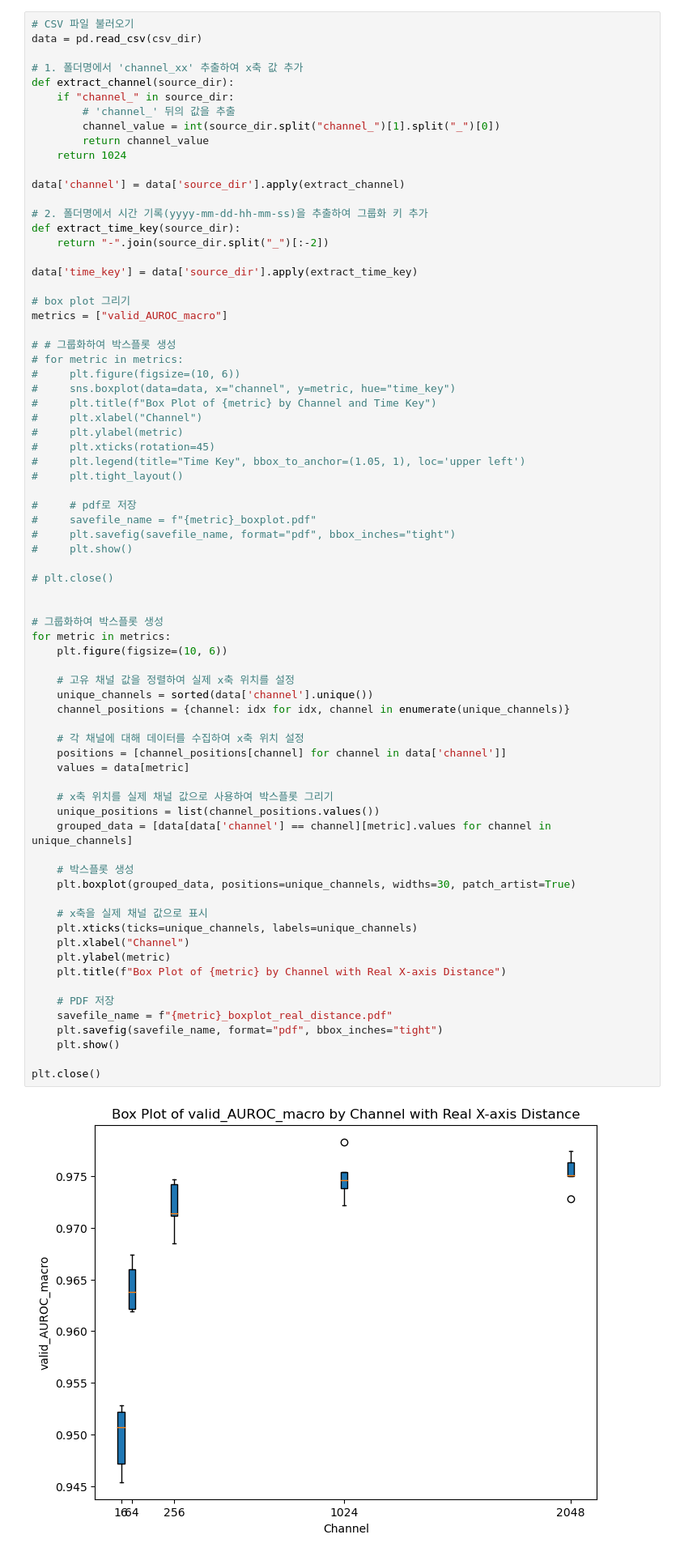
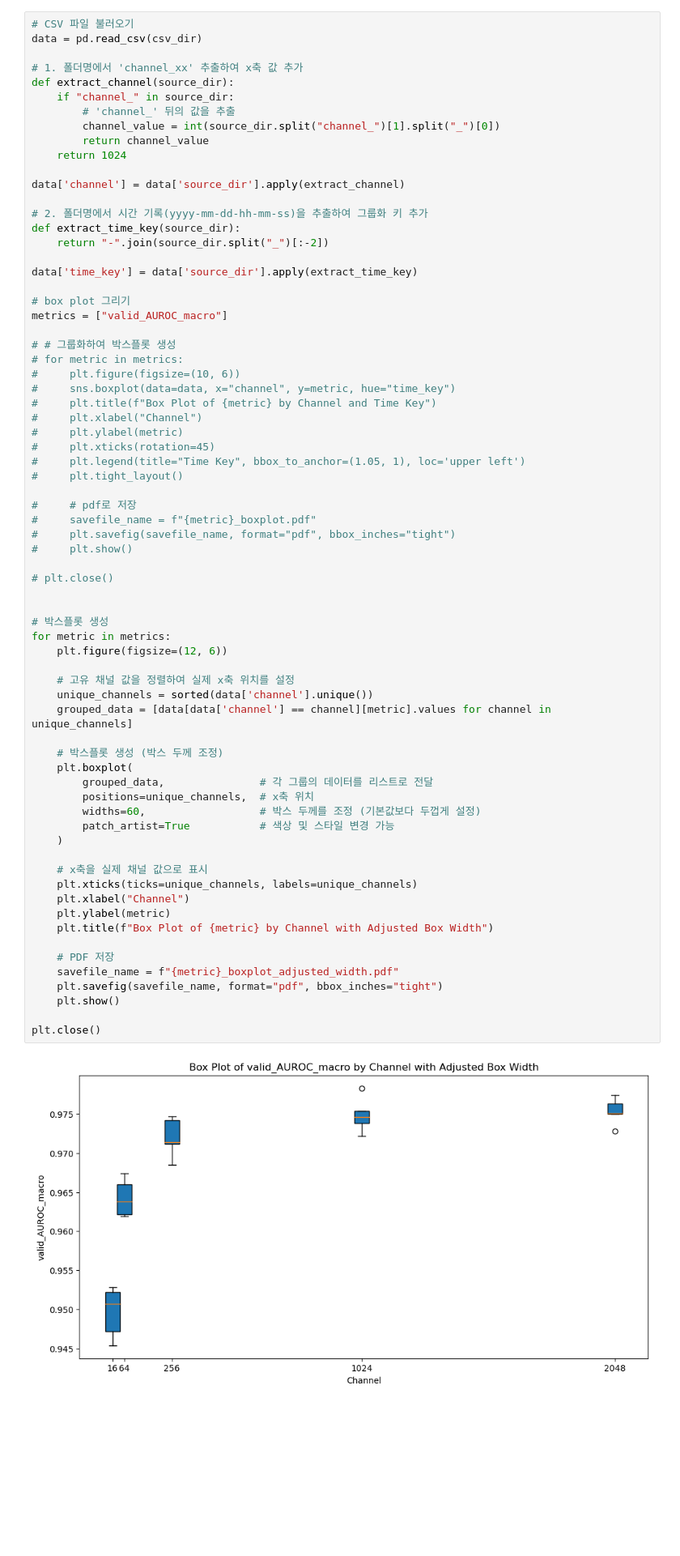
Before and after one commit to LeeHyunWon999/TP_encoding_SNN, a Jupyter notebook: new_server/ver6/statistics/expr_channel_size/seaborn_plot_channel_size.ipynb, the cells around one changed output. Shown at 81% size. Saved outputs shown, nothing was run; the diff lists cells and outputs as text; blank space fills up the shorter version.

```diff
--- a/new_server/ver6/statistics/expr_channel_size/seaborn_plot_channel_size.ipynb
+++ b/new_server/ver6/statistics/expr_channel_size/seaborn_plot_channel_size.ipynb
@@ -42,45 +42,42 @@ metrics = ["valid_AUROC_macro"]
 #     plt.xticks(rotation=45)
 #     plt.legend(title="Time Key", bbox_to_anchor=(1.05, 1), loc='upper left')
 #     plt.tight_layout()
 
 #     # pdf로 저장
 #     savefile_name = f"{metric}_boxplot.pdf"
 #     plt.savefig(savefile_name, format="pdf", bbox_inches="tight")
 #     plt.show()
 
 # plt.close()
 
 
-# 그룹화하여 박스플롯 생성
+# 박스플롯 생성
 for metric in metrics:
-    plt.figure(figsize=(10, 6))
+    plt.figure(figsize=(12, 6))
 
     # 고유 채널 값을 정렬하여 실제 x축 위치를 설정
     unique_channels = sorted(data['channel'].unique())
-    channel_positions = {channel: idx for idx, channel in enumerate(unique_channels)}
-
-    # 각 채널에 대해 데이터를 수집하여 x축 위치 설정
-    positions = [channel_positions[channel] for channel in data['channel']]
-    values = data[metric]
-
-    # x축 위치를 실제 채널 값으로 사용하여 박스플롯 그리기
-    unique_positions = list(channel_positions.values())
     grouped_data = [data[data['channel'] == channel][metric].values for channel in unique_channels]
 
-    # 박스플롯 생성
-    plt.boxplot(grouped_data, positions=unique_channels, widths=30, patch_artist=True)
+    # 박스플롯 생성 (박스 두께 조정)
+    plt.boxplot(
+        grouped_data,               # 각 그룹의 데이터를 리스트로 전달
+        positions=unique_channels,  # x축 위치
+        widths=60,                  # 박스 두께를 조정 (기본값보다 두껍게 설정)
+        patch_artist=True           # 색상 및 스타일 변경 가능
+    )
 
     # x축을 실제 채널 값으로 표시
     plt.xticks(ticks=unique_channels, labels=unique_channels)
     plt.xlabel("Channel")
     plt.ylabel(metric)
-    plt.title(f"Box Plot of {metric} by Channel with Real X-axis Distance")
+    plt.title(f"Box Plot of {metric} by Channel with Adjusted Box Width")
 
     # PDF 저장
-    savefile_name = f"{metric}_boxplot_real_distance.pdf"
+    savefile_name = f"{metric}_boxplot_adjusted_width.pdf"
     plt.savefig(savefile_name, format="pdf", bbox_inches="tight")
     plt.show()
 
 plt.close()
 # %% [output]
-[figure, old version]
+[figure, new version]
```
Also changed, not shown: 14 other files.
